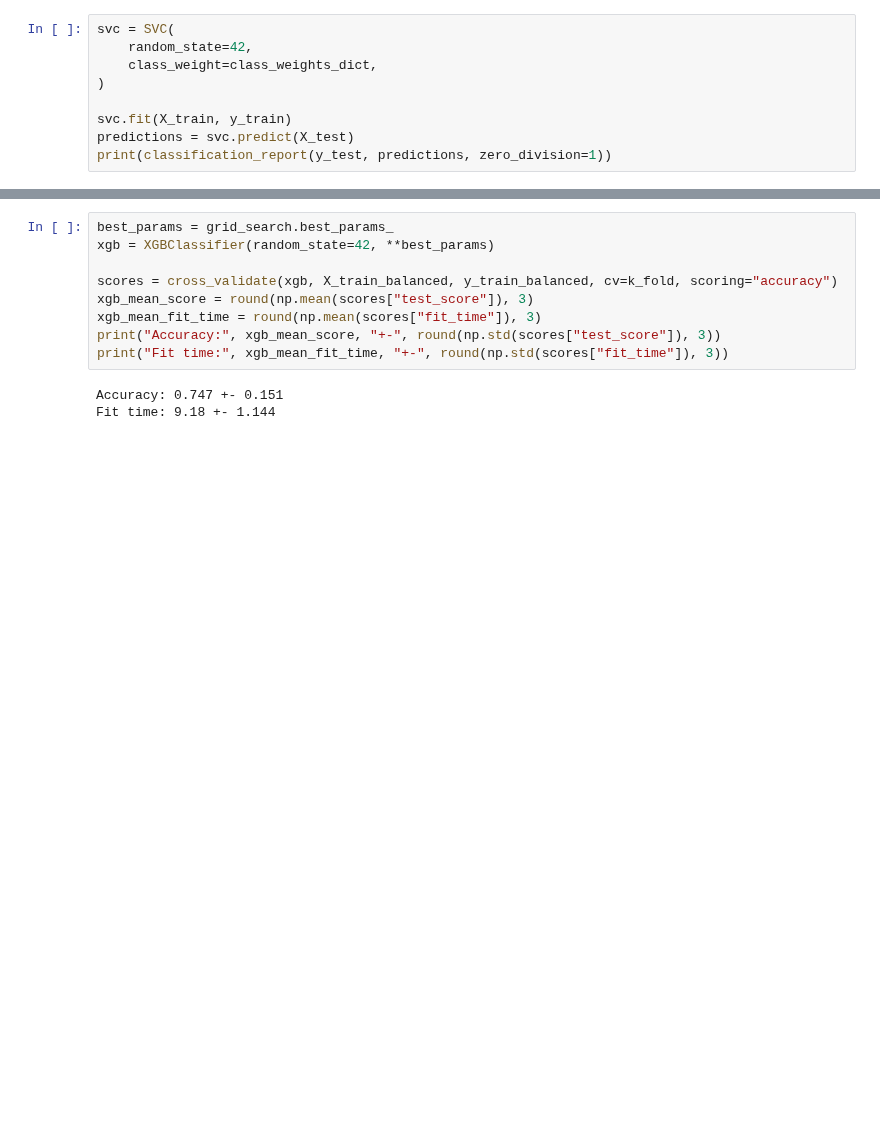
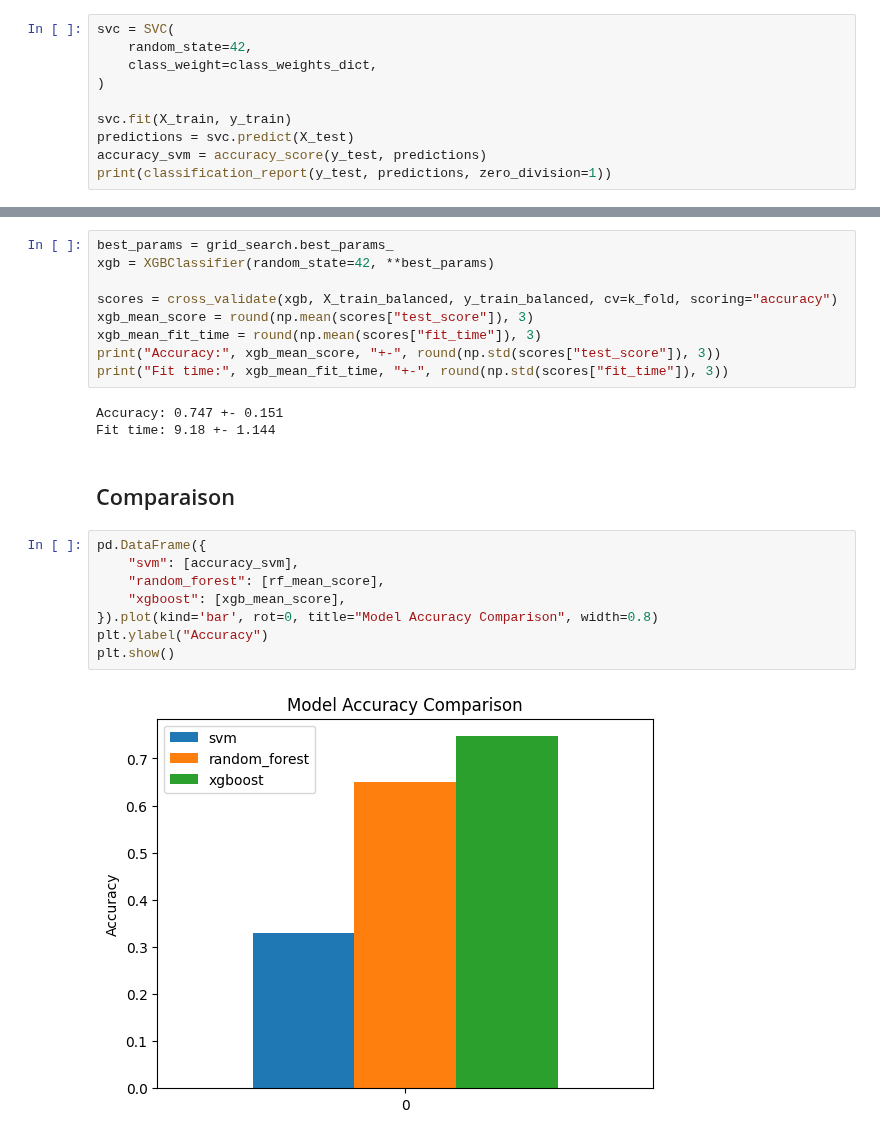
Before and after one commit to alecacerestel/Supervised_Challenge, a Jupyter notebook: notebooks/2_Genre_Original.ipynb, the cells around one changed output, grey strips where cells are left out. Drawn from its saved outputs; the diff is of its cells as text; blank space fills up the shorter version.

Commit message:
Add model comparison

```diff
--- a/notebooks/2_Genre_Original.ipynb
+++ b/notebooks/2_Genre_Original.ipynb
@@ -98,6 +98,7 @@ svc = SVC(
 
 svc.fit(X_train, y_train)
 predictions = svc.predict(X_test)
+accuracy_svm = accuracy_score(y_test, predictions)
 print(classification_report(y_test, predictions, zero_division=1))
 # %% [output]
               precision    recall  f1-score   support
@@ -432,3 +433,15 @@ print("Fit time:", xgb_mean_fit_time, "+-", round(np.std(scores["fit_time"]), 3)
 # %% [output]
 Accuracy: 0.747 +- 0.151
 Fit time: 9.18 +- 1.144
+# %% [markdown]
+## Comparaison
+# %%
+pd.DataFrame({
+    "svm": [accuracy_svm],
+    "random_forest": [rf_mean_score],
+    "xgboost": [xgb_mean_score],
+}).plot(kind='bar', rot=0, title="Model Accuracy Comparison", width=0.8)
+plt.ylabel("Accuracy")
+plt.show()
+# %% [output]
+[figure, added]
```
Also changed, not shown: parts of 2 cells of this notebook.
